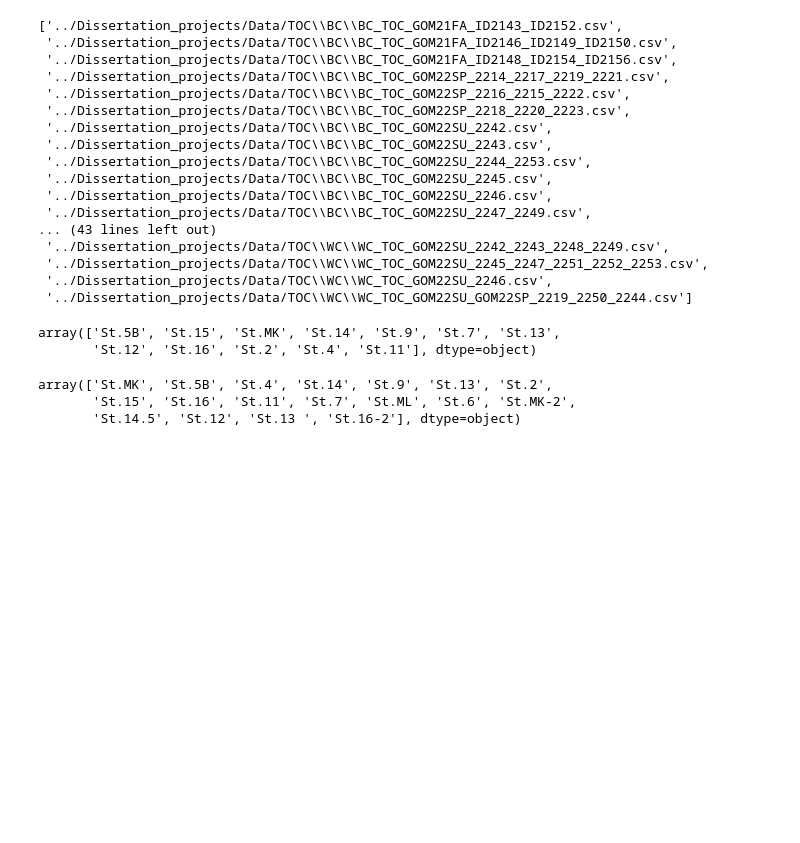
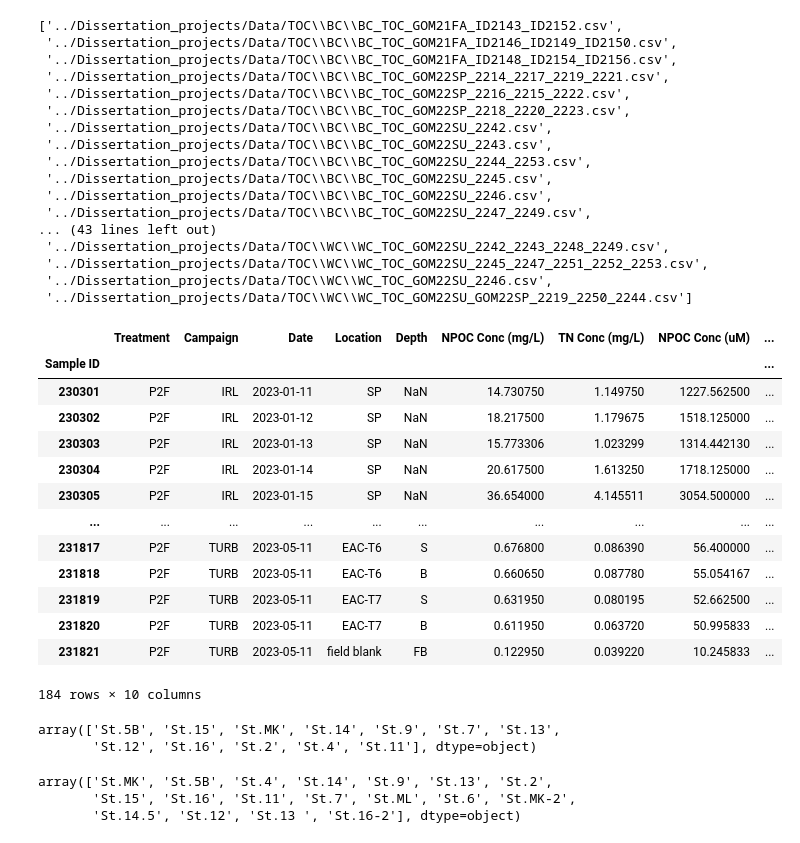
Before and after one commit to Hanna-the-explorer/Data_codes, a Jupyter notebook: concat_DOC_data.ipynb, the cells around one changed output. Cells and saved outputs as stored; diff of their text form; code cells hidden in the pictures; blank space fills up the shorter version.

```diff
--- a/concat_DOC_data.ipynb
+++ b/concat_DOC_data.ipynb
@@ -7,12 +7,12 @@ from pandas import Series
 import seaborn as sns
 # %%
 #PULL UP ALL THE EXCELL FILES
-files = glob.glob('../Dissertation_projects/Data/TOC/*/*TOC_G*.xlsx')
+files = glob.glob('../Fellowships/IRL_GRF/TOC/*.xlsx')
 #files = glob.glob('../../../OOC_Conferace_data/Fe/*FeT*.xlsx')
 #files = glob.glob('../../../IRL22SU/TOC/*.xlsx')
 files
 
 #make the path where you want to save eveything
-path_save = '../Dissertation_projects/Data/TOC/TOC_GOM.csv'
+path_save = '../Fellowships/IRL_GRF/TOC/IRL_TOC.csv'
 files
 # %% [output]
@@ -70,20 +64,48 @@ def GET_DATA(name):
 # %%
 #add it all up
 #make the new files list the csv files much safer
-files = glob.glob('../Dissertation_projects/Data/TOC/*/*BC_TOC*.csv')
+files = glob.glob('../Fellowships/IRL_GRF/TOC/*.csv')
 files
 
 frames = []
 for f in files:
     df = GET_DATA(f) # runs the processing function
     frames.append(df) # adds the new col from each scan to a part of frames
-df_bc = pd.concat(frames, axis=0, ignore_index=False)
+df = pd.concat(frames, axis=0, ignore_index=False)
 
-df_bc['Type'] = "BC"
-df_bc['Location'].unique()
+df
 # %% [output]
+|  | Treatment | Campaign | Date | Location | Depth | NPOC Conc (mg/L) | TN Conc (mg/L) | NPOC Conc (uM) | ... |
+| Sample ID |  |  |  |  |  |  |  |  | ... |
+| 230301 | P2F | IRL | 2023-01-11 | SP | NaN | 14.730750 | 1.149750 | 1227.562500 | ... |
+| 230302 | P2F | IRL | 2023-01-12 | SP | NaN | 18.217500 | 1.179675 | 1518.125000 | ... |
+| 230303 | P2F | IRL | 2023-01-13 | SP | NaN | 15.773306 | 1.023299 | 1314.442130 | ... |
+| 230304 | P2F | IRL | 2023-01-14 | SP | NaN | 20.617500 | 1.613250 | 1718.125000 | ... |
+| 230305 | P2F | IRL | 2023-01-15 | SP | NaN | 36.654000 | 4.145511 | 3054.500000 | ... |
+| ... | ... | ... | ... | ... | ... | ... | ... | ... | ... |
+| 231817 | P2F | TURB | 2023-05-11 | EAC-T6 | S | 0.676800 | 0.086390 | 56.400000 | ... |
+| 231818 | P2F | TURB | 2023-05-11 | EAC-T6 | B | 0.660650 | 0.087780 | 55.054167 | ... |
+| 231819 | P2F | TURB | 2023-05-11 | EAC-T7 | S | 0.631950 | 0.080195 | 52.662500 | ... |
+| 231820 | P2F | TURB | 2023-05-11 | EAC-T7 | B | 0.611950 | 0.063720 | 50.995833 | ... |
+| 231821 | P2F | TURB | 2023-05-11 | field blank | FB | 0.122950 | 0.039220 | 10.245833 | ... |
-array(['St.5B', 'St.15', 'St.MK', 'St.14', 'St.9', 'St.7', 'St.13',
-       'St.12', 'St.16', 'St.2', 'St.4', 'St.11'], dtype=object)
+184 rows × 10 columns
+# %%
+#add it all up
+#make the new files list the csv files much safer
+files = glob.glob('../Dissertation_projects/Data/TOC/*/*BC_TOC*.csv')
+files
+
+frames = []
+for f in files:
+    df = GET_DATA(f) # runs the processing function
+    frames.append(df) # adds the new col from each scan to a part of frames
+df_bc = pd.concat(frames, axis=0, ignore_index=False)
+
+df_bc['Type'] = "BC"
+df_bc['Location'].unique()
+# %% [output]
+array(['St.5B', 'St.15', 'St.MK', 'St.14', 'St.9', 'St.7', 'St.13',
+       'St.12', 'St.16', 'St.2', 'St.4', 'St.11'], dtype=object)
 # %%
 #add it all up
 #make the new files list the csv files much safer
```
Also changed, not shown: parts of 2 cells of this notebook, 43 other files.
